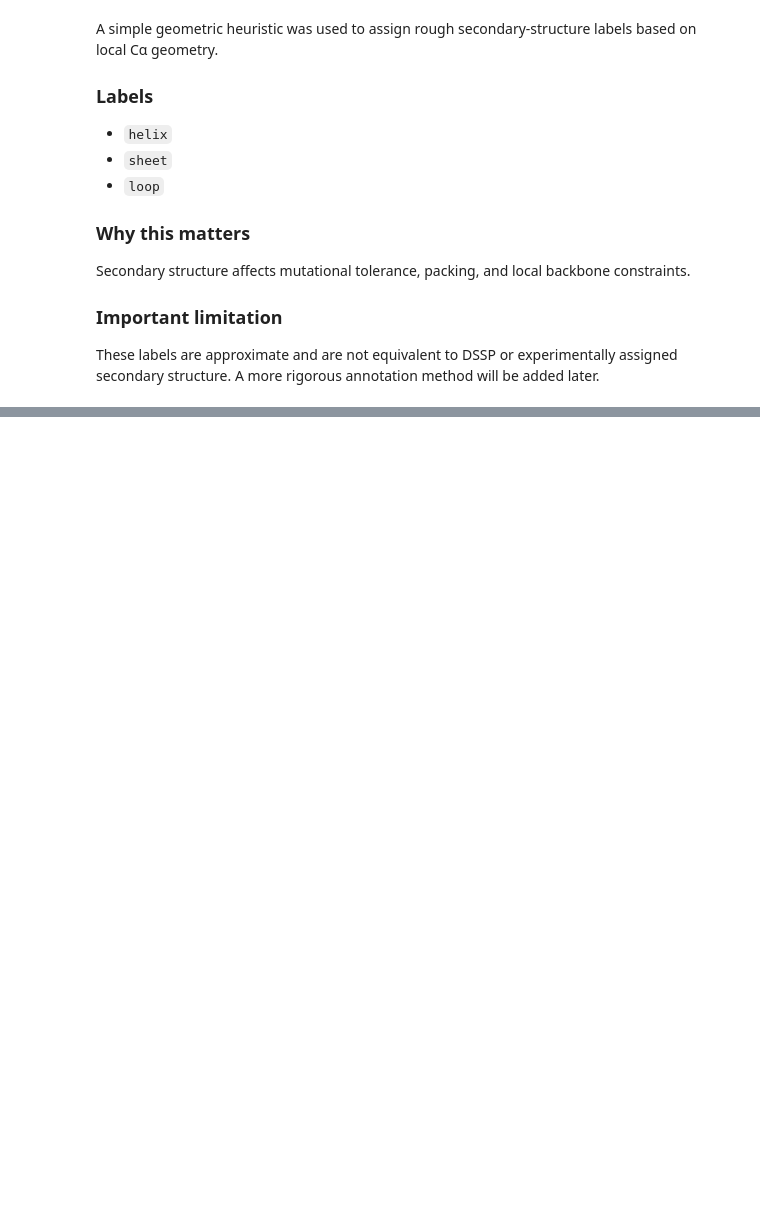
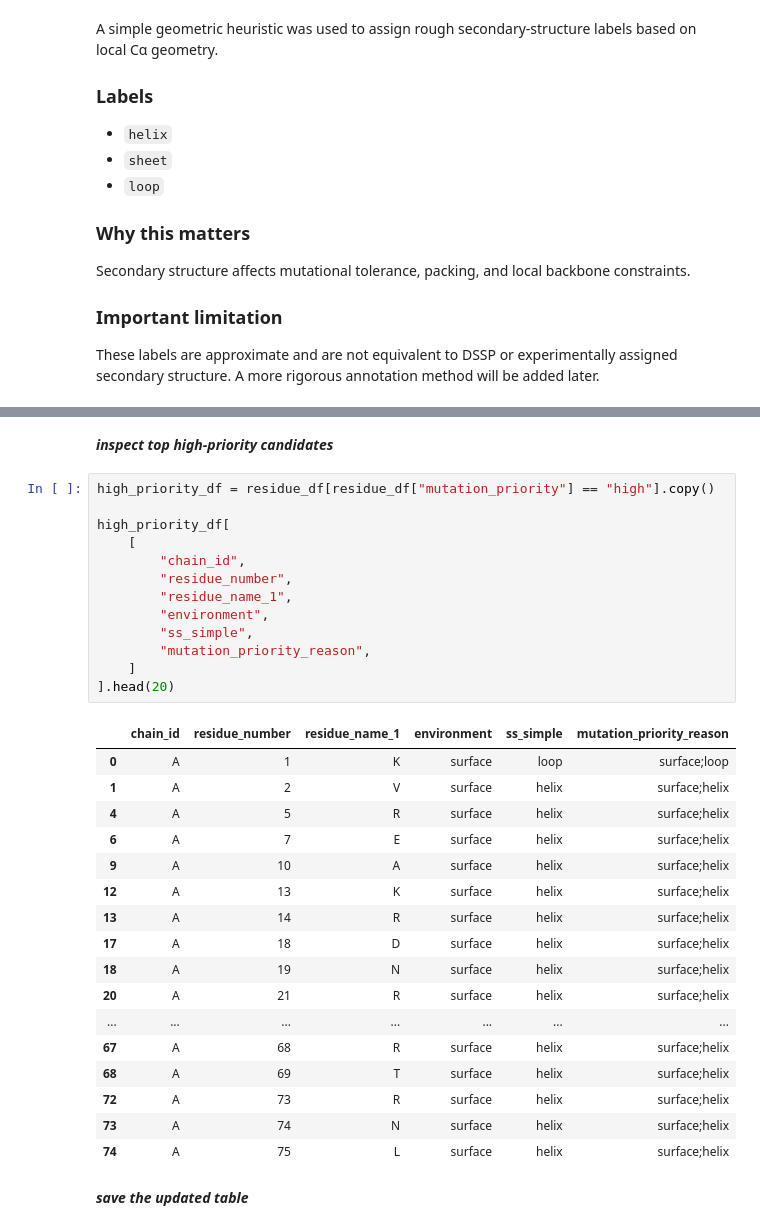
Before and after one commit to mhaindarkar/protein-design-pipeline, a Jupyter notebook: notebooks/01_structure_introduction.ipynb, the cells around one changed output, grey strips where cells are left out. Saved outputs shown, nothing was run; the diff lists cells and outputs as text; blank space fills up the shorter version.

```diff
--- a/notebooks/01_structure_introduction.ipynb
+++ b/notebooks/01_structure_introduction.ipynb
@@ -517,0 +635,35 @@ These labels are approximate and are not equivalent to DSSP or experimentally as
+# %% [markdown]
+***inspect top high-priority candidates***
+# %%
+high_priority_df = residue_df[residue_df["mutation_priority"] == "high"].copy()
+
+high_priority_df[
+    [
+        "chain_id",
+        "residue_number",
+        "residue_name_1",
+        "environment",
+        "ss_simple",
+        "mutation_priority_reason",
+    ]
+].head(20)
+# %% [output]
+|  | chain_id | residue_number | residue_name_1 | environment | ss_simple | mutation_priority_reason |
+| 0 | A | 1 | K | surface | loop | surface;loop |
+| 1 | A | 2 | V | surface | helix | surface;helix |
+| 4 | A | 5 | R | surface | helix | surface;helix |
+| 6 | A | 7 | E | surface | helix | surface;helix |
+| 9 | A | 10 | A | surface | helix | surface;helix |
+| 12 | A | 13 | K | surface | helix | surface;helix |
+| 13 | A | 14 | R | surface | helix | surface;helix |
+| 17 | A | 18 | D | surface | helix | surface;helix |
+| 18 | A | 19 | N | surface | helix | surface;helix |
+| 20 | A | 21 | R | surface | helix | surface;helix |
+| ... | ... | ... | ... | ... | ... | ... |
+| 67 | A | 68 | R | surface | helix | surface;helix |
+| 68 | A | 69 | T | surface | helix | surface;helix |
+| 72 | A | 73 | R | surface | helix | surface;helix |
+| 73 | A | 74 | N | surface | helix | surface;helix |
+| 74 | A | 75 | L | surface | helix | surface;helix |
+# %% [markdown]
+***save the updated table***
```
Also changed, not shown: parts of 24 cells of this notebook, 3 other files.
